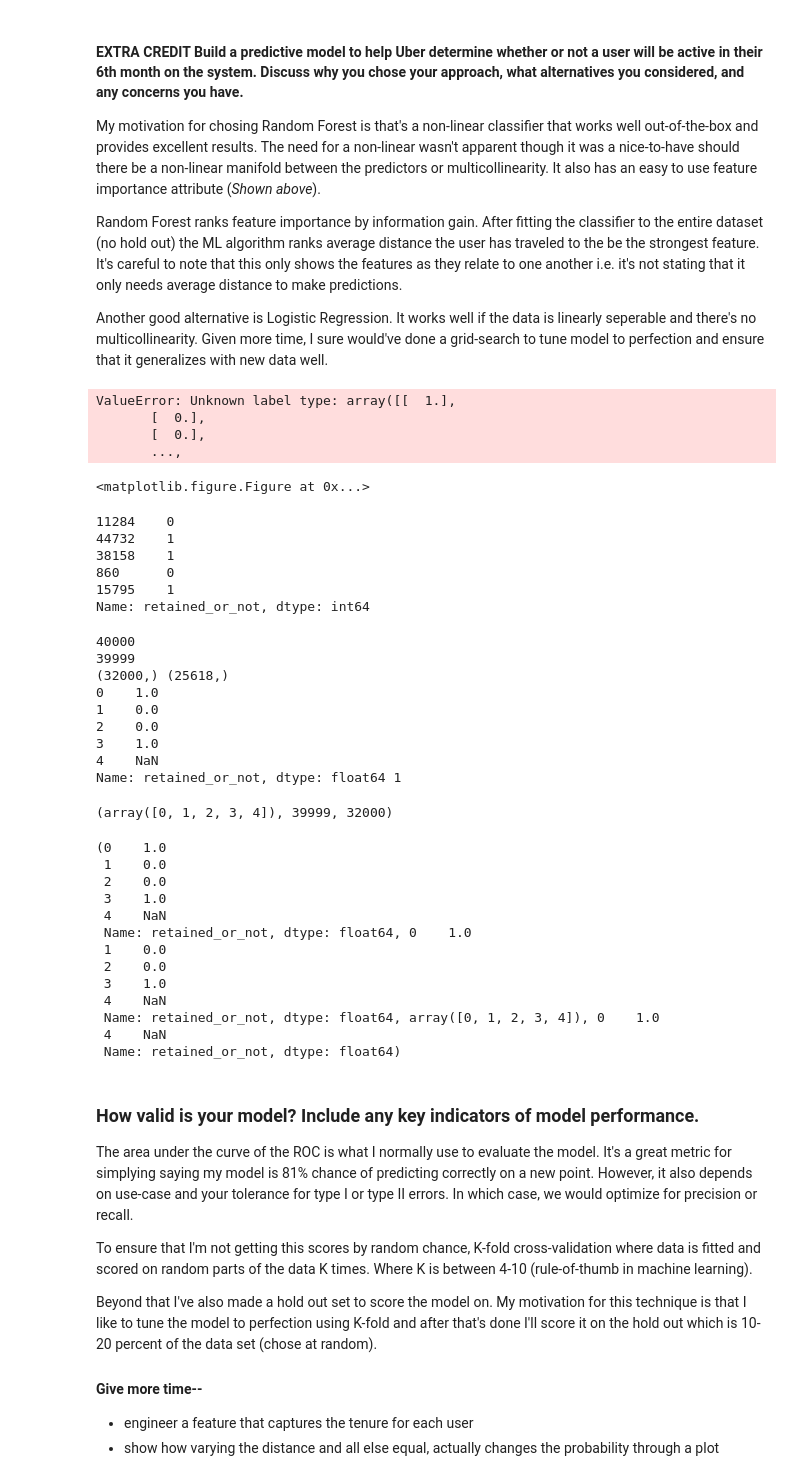
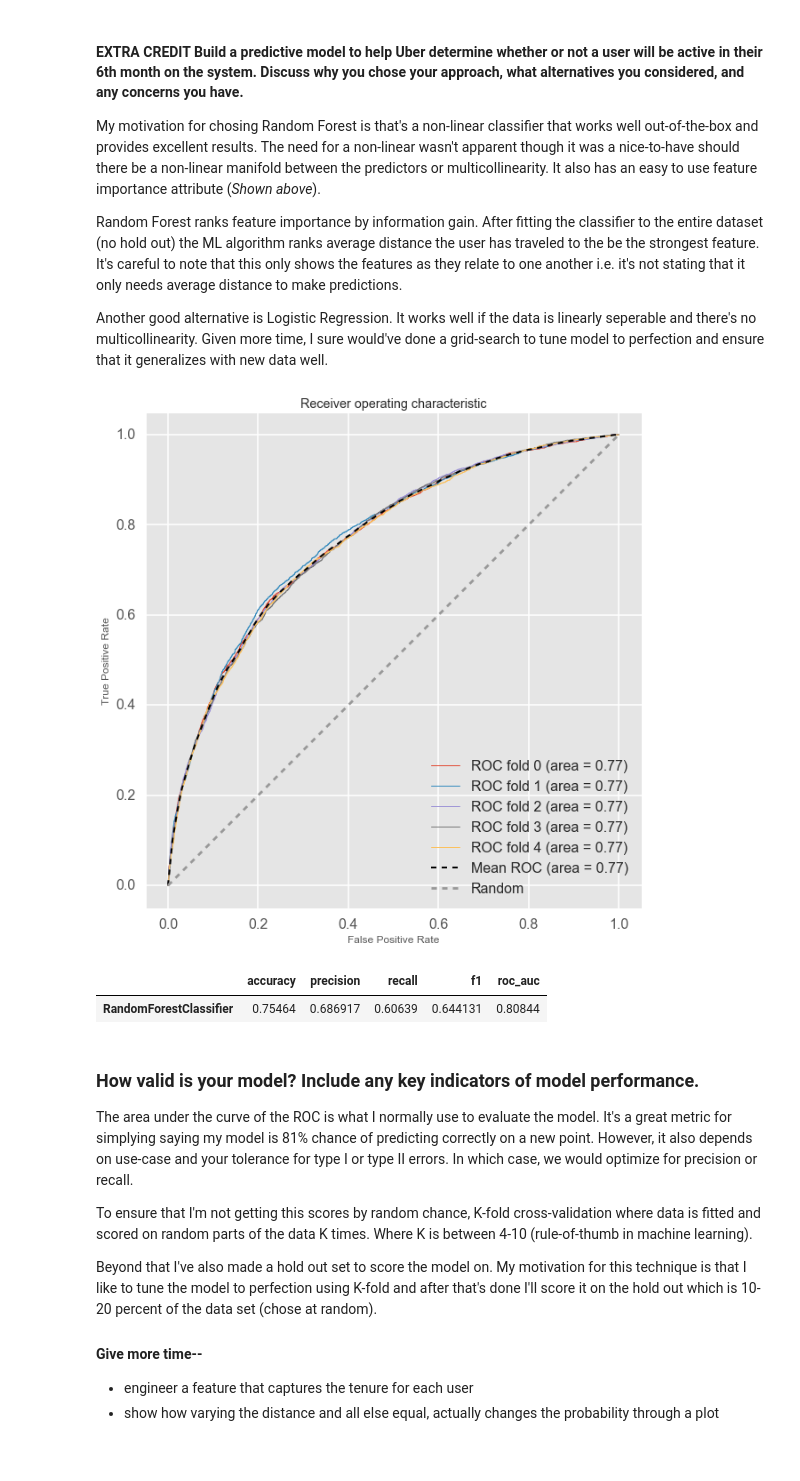
Before and after one commit to asharma567/analysis_of_cab_data, a Jupyter notebook: Analysis_of_click_data.ipynb, the cells around one changed output. Cells and saved outputs as stored; diff of their text form; code cells hidden in the pictures.

```diff
--- a/Analysis_of_click_data.ipynb
+++ b/Analysis_of_click_data.ipynb
@@ -471,74 +473,9 @@ Random Forest ranks feature importance by information gain. After fitting the cl
 Another good alternative is Logistic Regression. It works well if the data is linearly seperable and there's no multicollinearity. Given more time, I sure would've done a grid-search to tune model to perfection and ensure that it generalizes with new data well.
 # %%
 #K-folds cross validation
-roc_plot(X_train, y_train, X_test, y_test, RandomForestClassifier)
+roc_plot(X_scaled_w_cats, y, LogisticRegression)
 get_scores_cross_val(clf_RF, X_scaled_w_cats, y)
 # %% [output]
-ValueError: Unknown label type: array([[  1.],
-       [  0.],
-       [  0.],
-       ...,
-<matplotlib.figure.Figure at 0x...>
+[figure, added]
+|  | accuracy | precision | recall | f1 | roc_auc |
+| RandomForestClassifier | 0.75464 | 0.686917 | 0.60639 | 0.644131 | 0.80844 |
-# %%
-#test_train split
-X_train, X_test, y_train, y_test = train_test_split(
-        X_scaled_w_cats,
-        y,
-        test_size=.20,
-        random_state=42
-)
-
-y_train[-5:]
-# %% [output]
-11284    0
-44732    1
-38158    1
-860      0
-15795    1
-Name: retained_or_not, dtype: int64
-# %%
-y_ = y_train.copy()
-X_ = X_train.copy()
-
-print len(y_)
-kf = KFold(len(y_), n_folds=5, shuffle=True)
-for i, (train_index, test_index) in enumerate(kf):
-
-    # Splitting the folds in the data for Cross-Val set
-    X_train_, X_test = X_[train_index], X_[test_index]
-    print np.max(train_index)
-    y_train_ = y_[train_index]
-
-    print y_train_.shape, y_train_.dropna().shape
-    break
-
-print y_[train_index][:5], y_[0]
-# print type(train_index)
-train_index[:5], np.max(train_index), len((train_index))
-# %% [output]
-40000
-39999
-(32000,) (25618,)
-0    1.0
-1    0.0
-2    0.0
-3    1.0
-4    NaN
-Name: retained_or_not, dtype: float64 1
-(array([0, 1, 2, 3, 4]), 39999, 32000)
-# %%
-y_train[train_index[:5]], y_[train_index[:5]], train_index[:5], y_train[[0,4]]
-# %% [output]
-(0    1.0
- 1    0.0
- 2    0.0
- 3    1.0
- 4    NaN
- Name: retained_or_not, dtype: float64, 0    1.0
- 1    0.0
- 2    0.0
- 3    1.0
- 4    NaN
- Name: retained_or_not, dtype: float64, array([0, 1, 2, 3, 4]), 0    1.0
- 4    NaN
- Name: retained_or_not, dtype: float64)
```
Also changed, not shown: parts of 3 cells of this notebook.
